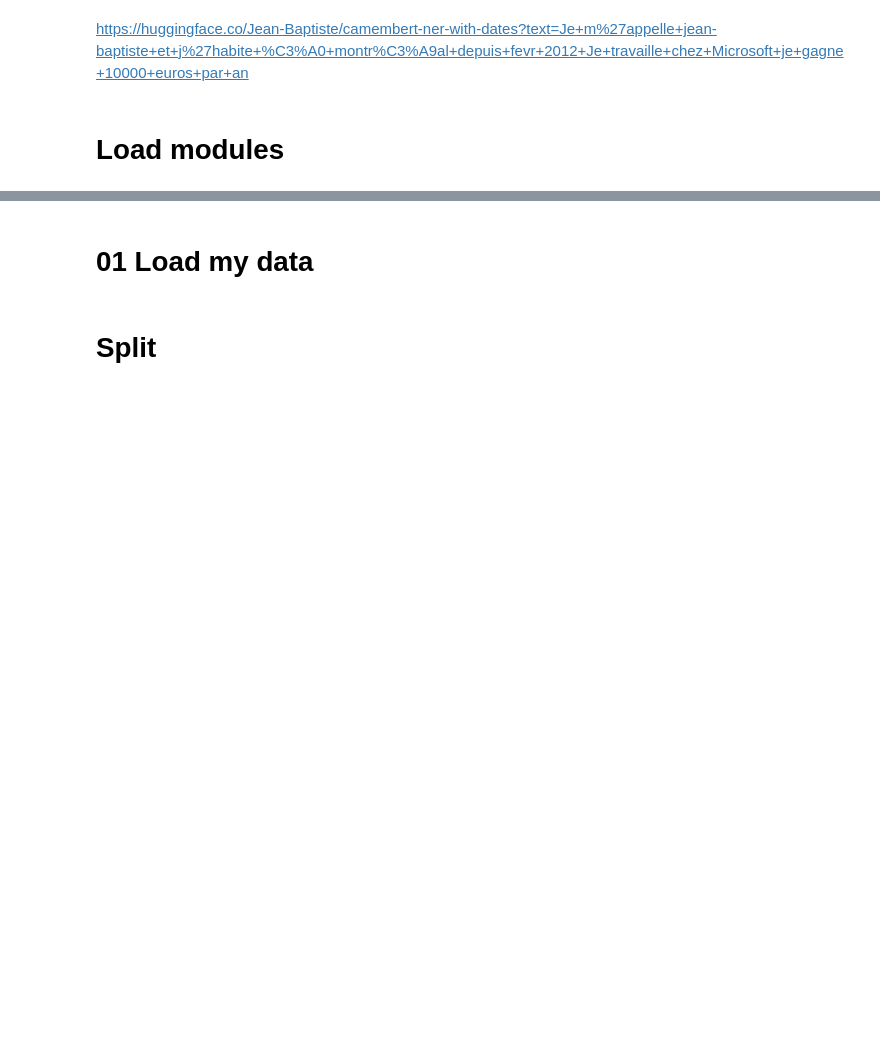
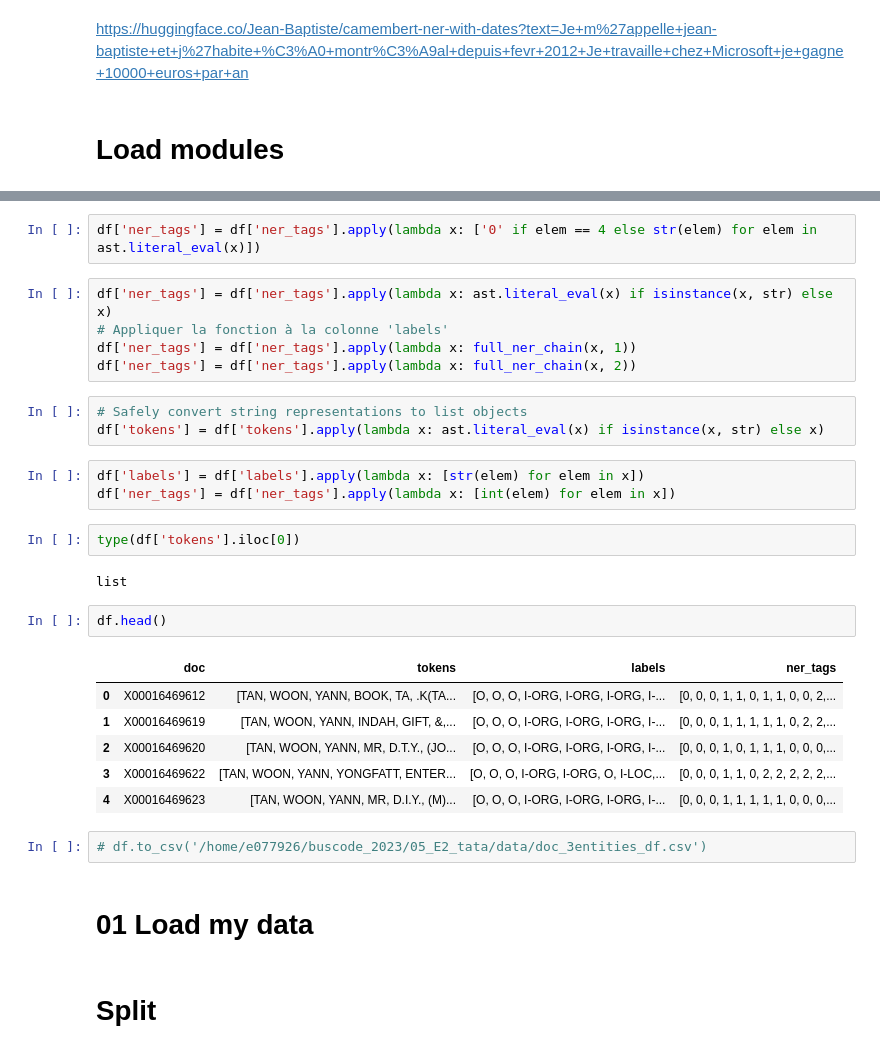
Before and after one commit to marlierecharlie/E2_tata, a Jupyter notebook: 04_ocr_bert/13_jean_baptisteadamhfy_doc.ipynb, the cells around one changed output, grey strips where cells are left out. Cells and saved outputs as stored; diff of their text form; blank space fills up the shorter version.

```diff
--- a/04_ocr_bert/13_jean_baptisteadamhfy_doc.ipynb
+++ b/04_ocr_bert/13_jean_baptisteadamhfy_doc.ipynb
@@ -103,3 +63,31 @@ Name: count, Length: 961, dtype: int64
+# %%
+df['ner_tags'] = df['ner_tags'].apply(lambda x: ['0' if elem == 4 else str(elem) for elem in ast.literal_eval(x)])
+# %%
+df['ner_tags'] = df['ner_tags'].apply(lambda x: ast.literal_eval(x) if isinstance(x, str) else x)
+# Appliquer la fonction à la colonne 'labels'
+df['ner_tags'] = df['ner_tags'].apply(lambda x: full_ner_chain(x, 1))
+df['ner_tags'] = df['ner_tags'].apply(lambda x: full_ner_chain(x, 2))
+# %%
+# Safely convert string representations to list objects
+df['tokens'] = df['tokens'].apply(lambda x: ast.literal_eval(x) if isinstance(x, str) else x)
+# %%
+df['labels'] = df['labels'].apply(lambda x: [str(elem) for elem in x])
+df['ner_tags'] = df['ner_tags'].apply(lambda x: [int(elem) for elem in x])
+# %%
+type(df['tokens'].iloc[0])
+# %% [output]
+list
+# %%
+df.head()
+# %% [output]
+|  | doc | tokens | labels | ner_tags |
+| 0 | X00016469612 | [TAN, WOON, YANN, BOOK, TA, .K(TA... | [O, O, O, I-ORG, I-ORG, I-ORG, I-... | [0, 0, 0, 1, 1, 0, 1, 1, 0, 0, 2,... |
+| 1 | X00016469619 | [TAN, WOON, YANN, INDAH, GIFT, &,... | [O, O, O, I-ORG, I-ORG, I-ORG, I-... | [0, 0, 0, 1, 1, 1, 1, 1, 0, 2, 2,... |
+| 2 | X00016469620 | [TAN, WOON, YANN, MR, D.T.Y., (JO... | [O, O, O, I-ORG, I-ORG, I-ORG, I-... | [0, 0, 0, 1, 0, 1, 1, 1, 0, 0, 0,... |
+| 3 | X00016469622 | [TAN, WOON, YANN, YONGFATT, ENTER... | [O, O, O, I-ORG, I-ORG, O, I-LOC,... | [0, 0, 0, 1, 1, 0, 2, 2, 2, 2, 2,... |
+| 4 | X00016469623 | [TAN, WOON, YANN, MR, D.I.Y., (M)... | [O, O, O, I-ORG, I-ORG, I-ORG, I-... | [0, 0, 0, 1, 1, 1, 1, 1, 0, 0, 0,... |
+# %%
+# df.to_csv('/home/e077926/buscode_2023/05_E2_tata/data/doc_3entities_df.csv')
 # %% [markdown]
 # 01 Load my data
 # %% [markdown]
```
Also changed, not shown: parts of 39 cells of this notebook.
